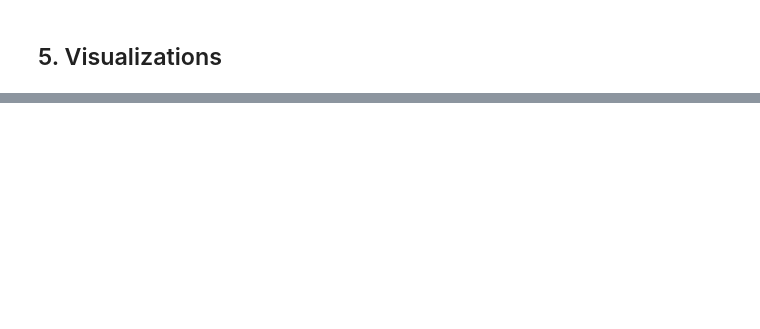
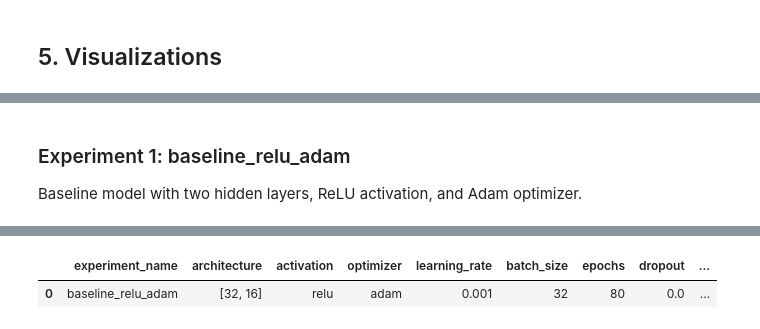
Before and after one commit to TomasTisovsky/NSIETE-Projekt, a Jupyter notebook: notebooks/training_and_experiments.ipynb, the cells around one changed output, grey strips where cells are left out. Cells and saved outputs as stored; diff of their text form; code cells hidden in the pictures; blank space fills up the shorter version.

Commit message:
experimenty

```diff
--- a/notebooks/training_and_experiments.ipynb
+++ b/notebooks/training_and_experiments.ipynb
@@ -179,0 +145,45 @@ baseline_relu_adam   | val_f1=0.9075 | test_f1=0.9044
+# %%
+import sys
+from pathlib import Path
+
+import pandas as pd
+import seaborn as sns
+
+project_root = Path.cwd()
+if not (project_root / "src").exists() and (project_root.parent / "src").exists():
+    project_root = project_root.parent
+if str(project_root) not in sys.path:
+    sys.path.insert(0, str(project_root))
+
+from src.experiments import run_single_experiment
+from src.preprocessing import load_magic_dataset, preprocess_data
+
+if "data" not in globals():
+    X, y = load_magic_dataset()
+    data = preprocess_data(X, y)
+    print("Prepared data inside experiment section.")
+
+experiment_results = []
+
+def run_and_show(config):
+    print(f"Running: {config['name']}")
+    result = run_single_experiment(data, config, seed=42)
+    experiment_results.append(result)
+    display(pd.DataFrame([result]).round(4))
+# %% [markdown]
+### Experiment 1: baseline_relu_adam
+
+Baseline model with two hidden layers, ReLU activation, and Adam optimizer.
+# %%
+config = {
+    "name": "baseline_relu_adam",
+    "hidden_layers": [32, 16],
+    "activation": "relu",
+    "optimizer": "adam",
+    "learning_rate": 1e-3,
+    "batch_size": 32,
+    "epochs": 80,
+    "dropout": 0.0,
+}
+run_and_show(config)
+# %% [output]
@@ -179,0 +199,2 @@ baseline_relu_adam   | val_f1=0.9075 | test_f1=0.9044
+|  | experiment_name | architecture | activation | optimizer | learning_rate | batch_size | epochs | dropout | ... |
+| 0 | baseline_relu_adam | [32, 16] | relu | adam | 0.001 | 32 | 80 | 0.0 | ... |
```
Also changed, not shown: parts of 25 cells of this notebook, 2 other files.
